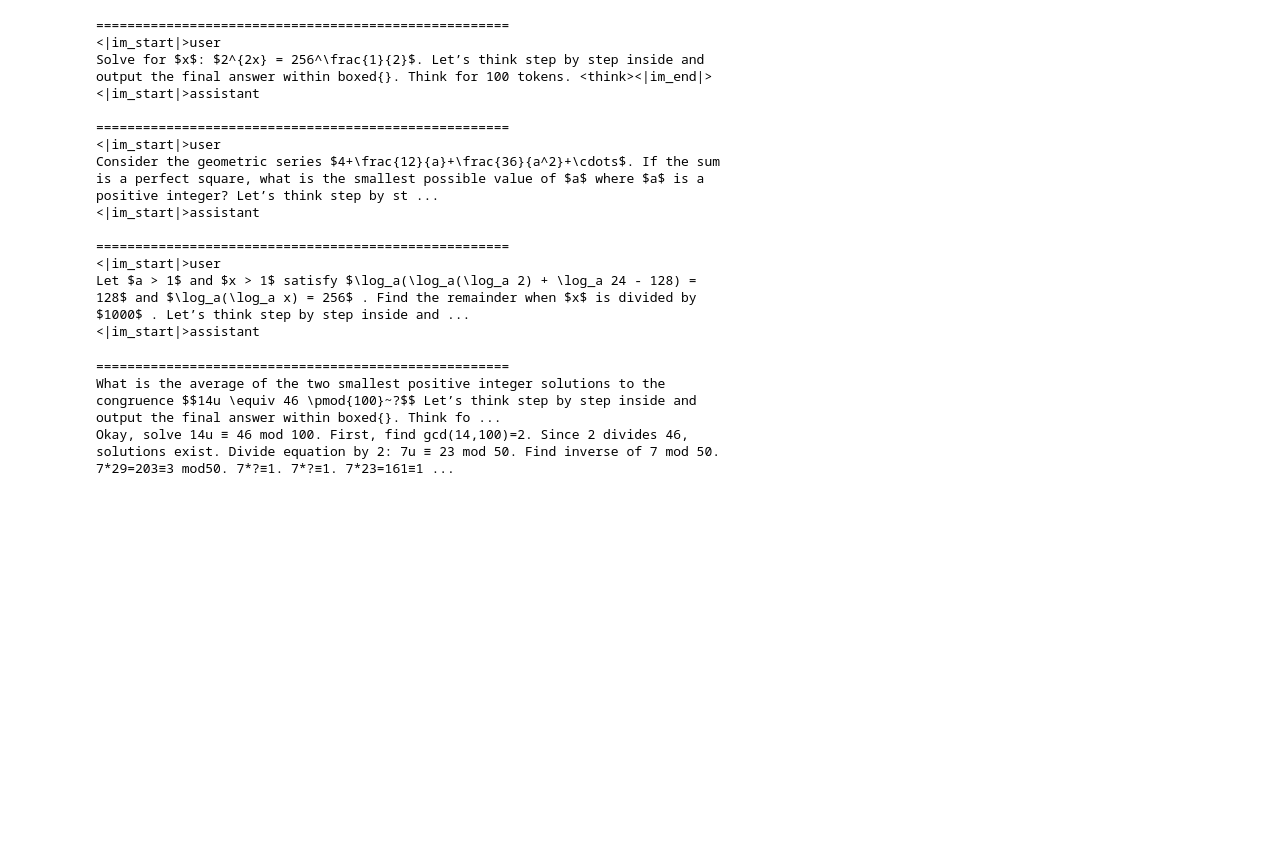
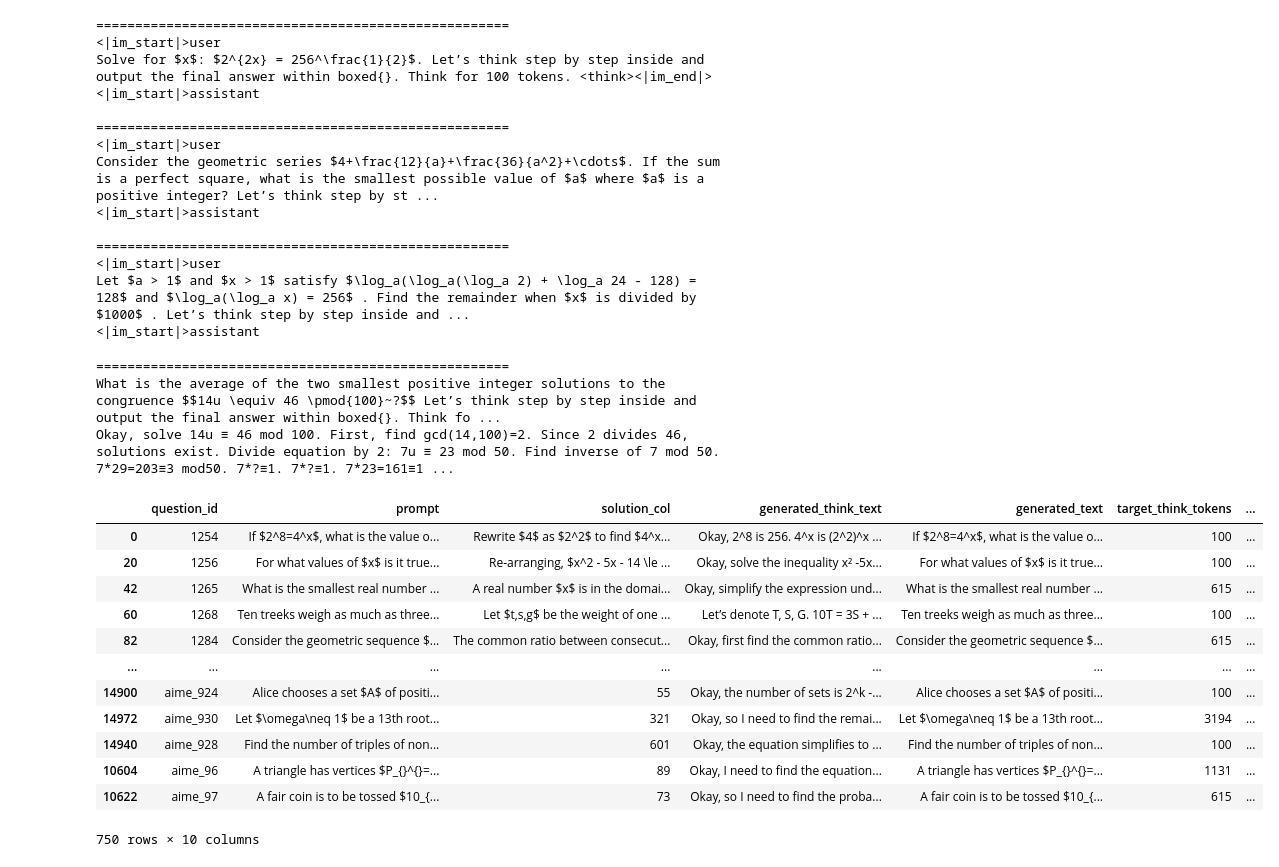
Before and after one commit to SebastianJitaru29/llm-think-too-much, a Jupyter notebook: eval_regressor.ipynb, the cells around one changed output. Cells and saved outputs as stored; diff of their text form; code cells hidden in the pictures; blank space fills up the shorter version.

```diff
--- a/eval_regressor.ipynb
+++ b/eval_regressor.ipynb
@@ -89,3 +131,29 @@ Okay, solve 14u ≡ 46 mod 100. First, find gcd(14,100)=2. Since 2 divides 46, s
 import numpy as np
 TEST_TARGET_TOKENS = Path().resolve() / "regressor" / "test_target_tokens_L1.npy"
 target_tokens = np.load(TEST_TARGET_TOKENS, allow_pickle=True)
+# %%
+df_test_targets = pd.read_parquet(Path().resolve() / "data" / "processed" / "dataset_splitting" /"test.parquet")
+g = df_test_targets.groupby("question_id")
+
+result = df_test_targets.loc[
+    g["is_correct"].idxmax().where(
+        g["is_correct"].any(),
+        g.head(1).index
+    )
+]
+
+result
+# %% [output]
+|  | question_id | prompt | solution_col | generated_think_text | generated_text | target_think_tokens | ... |
+| 0 | 1254 | If $2^8=4^x$, what is the value o... | Rewrite $4$ as $2^2$ to find $4^x... | Okay, 2^8 is 256. 4^x is (2^2)^x ... | If $2^8=4^x$, what is the value o... | 100 | ... |
+| 20 | 1256 | For what values of $x$ is it true... | Re-arranging, $x^2 - 5x - 14 \le ... | Okay, solve the inequality x² -5x... | For what values of $x$ is it true... | 100 | ... |
+| 42 | 1265 | What is the smallest real number ... | A real number $x$ is in the domai... | Okay, simplify the expression und... | What is the smallest real number ... | 615 | ... |
+| 60 | 1268 | Ten treeks weigh as much as three... | Let $t,s,g$ be the weight of one ... | Let’s denote T, S, G. 10T = 3S + ... | Ten treeks weigh as much as three... | 100 | ... |
+| 82 | 1284 | Consider the geometric sequence $... | The common ratio between consecut... | Okay, first find the common ratio... | Consider the geometric sequence $... | 615 | ... |
+| ... | ... | ... | ... | ... | ... | ... | ... |
+| 14900 | aime_924 | Alice chooses a set $A$ of positi... | 55 | Okay, the number of sets is 2^k -... | Alice chooses a set $A$ of positi... | 100 | ... |
+| 14972 | aime_930 | Let $\omega\neq 1$ be a 13th root... | 321 | Okay, so I need to find the remai... | Let $\omega\neq 1$ be a 13th root... | 3194 | ... |
+| 14940 | aime_928 | Find the number of triples of non... | 601 | Okay, the equation simplifies to ... | Find the number of triples of non... | 100 | ... |
+| 10604 | aime_96 | A triangle has vertices $P_{}^{}=... | 89 | Okay, I need to find the equation... | A triangle has vertices $P_{}^{}=... | 1131 | ... |
+| 10622 | aime_97 | A fair coin is to be tossed $10_{... | 73 | Okay, so I need to find the proba... | A fair coin is to be tossed $10_{... | 615 | ... |
+750 rows × 10 columns
```
Also changed, not shown: parts of 12 cells of this notebook, 26 other files.
